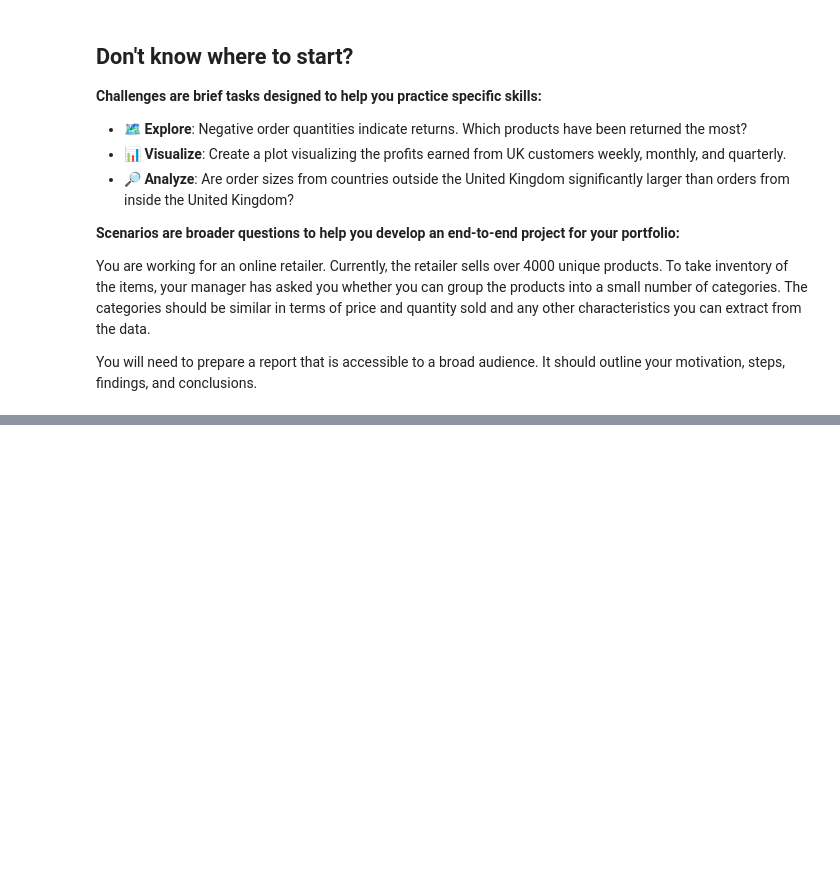
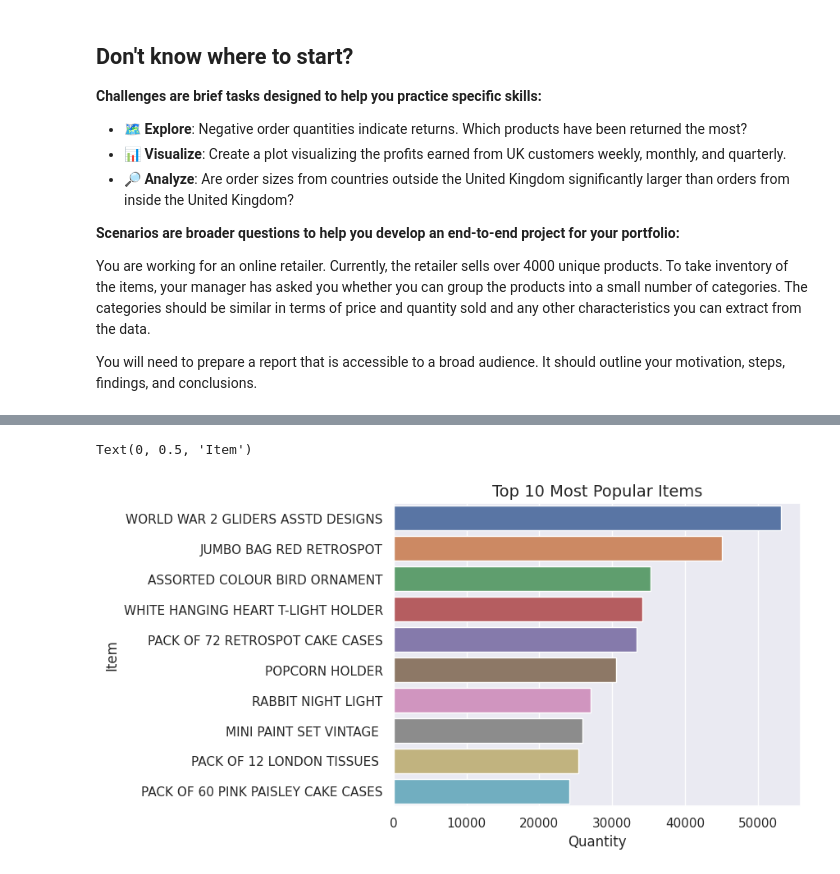
Before and after one commit to sarasemsem/Data, a Jupyter notebook: Mini_Projet_data.ipynb, the cells around one changed output, grey strips where cells are left out. Saved outputs shown, nothing was run; the diff lists cells and outputs as text; code cells hidden in the pictures; blank space fills up the shorter version.

```diff
--- a/Mini_Projet_data.ipynb
+++ b/Mini_Projet_data.ipynb
@@ -48,0 +331,6 @@ You will need to prepare a report that is accessible to a broad audience. It sho
+# %%
+#Discovering what are the most and least popular products based on the quantity
+
+qty=data.pivot_table(index=['StockCode','Description'], values='Quantity', aggfunc='sum').sort_values(by='Quantity', ascending=False)
+qty.reset_index(inplace=True)
+qty.head()
@@ -48,0 +344,10 @@ You will need to prepare a report that is accessible to a broad audience. It sho
+# %%
+import seaborn as sns
+sns.set()
+
+sns.barplot(y='Description', x='Quantity', data=qty.head(10))
+plt.title('Top 10 Most Popular Items', fontsize=14)
+plt.ylabel('Item')
+# %% [output]
+Text(0, 0.5, 'Item')
+[figure, added]
```
Also changed, not shown: parts of 43 cells of this notebook.
